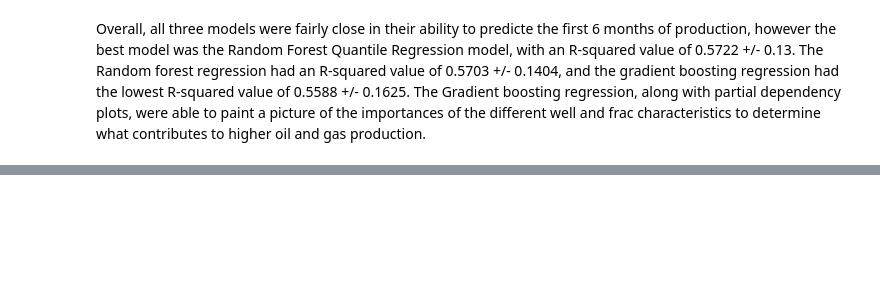
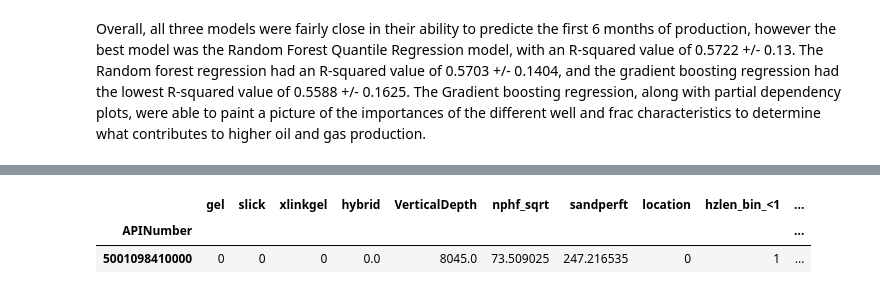
Before and after one commit to ephs08kmp/Frac_Production, a Jupyter notebook: Frac_Production_Modeling_CO.ipynb, the cells around one changed output, grey strips where cells are left out. Saved outputs shown, nothing was run; the diff lists cells and outputs as text; code cells hidden in the pictures; blank space fills up the shorter version.

```diff
--- a/Frac_Production_Modeling_CO.ipynb
+++ b/Frac_Production_Modeling_CO.ipynb
@@ -572,0 +576,7 @@ Overall, all three models were fairly close in their ability to predicte the fir
+# %%
+well = cofeats2[cofeats2.index==5001098410000]
+well
+# %% [output]
+|  | gel | slick | xlinkgel | hybrid | VerticalDepth | nphf_sqrt | sandperft | location | hzlen_bin_<1 | ... |
+| APINumber |  |  |  |  |  |  |  |  |  | ... |
+| 5001098410000 | 0 | 0 | 0 | 0.0 | 8045.0 | 73.509025 | 247.216535 | 0 | 1 | ... |
```
Also changed, not shown: parts of 19 cells of this notebook.
